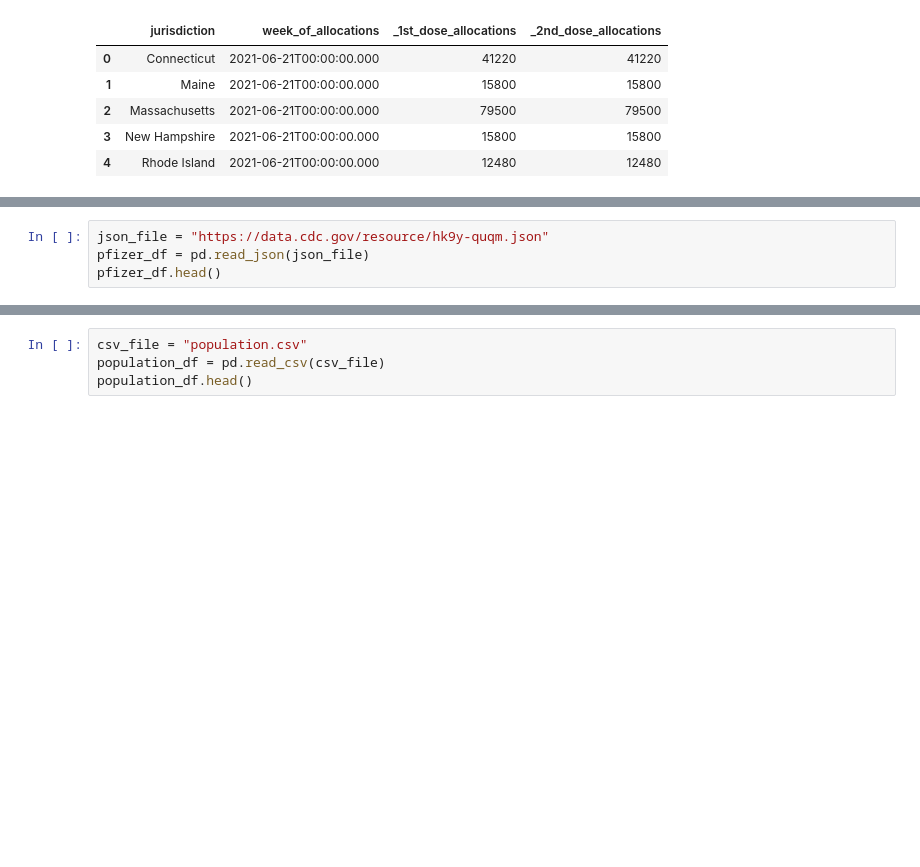
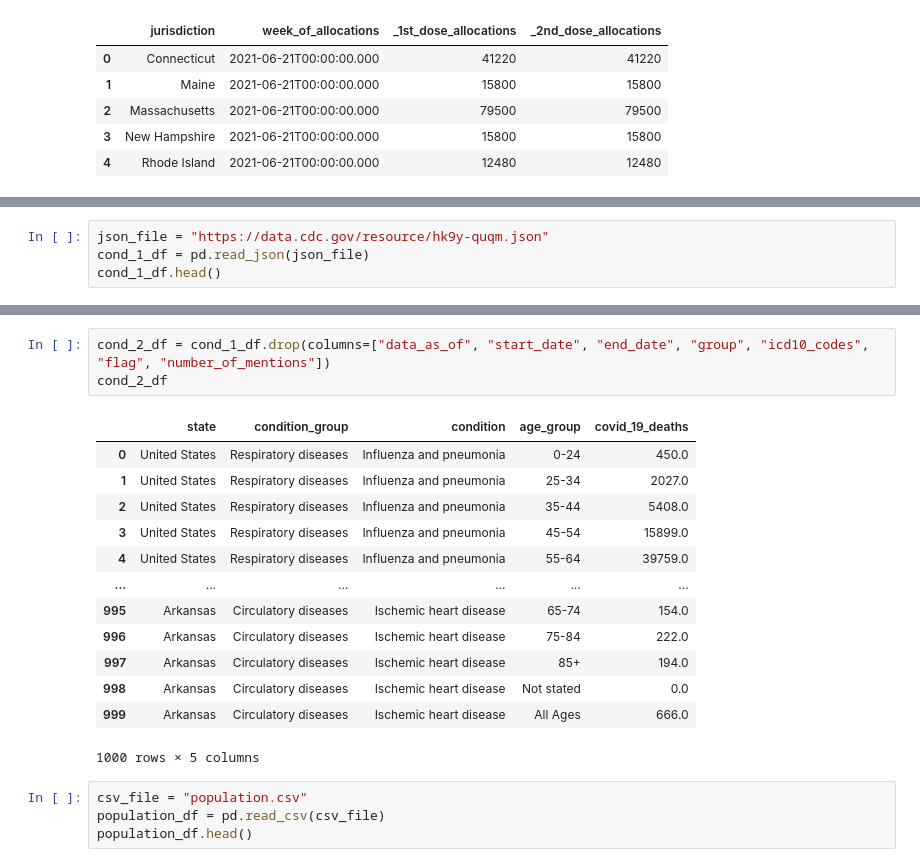
Before and after one commit to l1987deterding/ETL-Covid-Data, a Jupyter notebook: lydia_data.ipynb, the cells around one changed output, grey strips where cells are left out. Saved outputs shown, nothing was run; the diff lists cells and outputs as text; blank space fills up the shorter version.

```diff
--- a/lydia_data.ipynb
+++ b/lydia_data.ipynb
@@ -37,7 +141,7 @@ pfizer_df.head()
 # %%
 json_file = "https://data.cdc.gov/resource/hk9y-quqm.json"
-pfizer_df = pd.read_json(json_file)
-pfizer_df.head()
+cond_1_df = pd.read_json(json_file)
+cond_1_df.head()
 # %% [output]
 |  | data_as_of | start_date | end_date | group | state | condition_group | condition | icd10_codes | ... |
 | 0 | 2021-08-01T00:00:00.000 | 2020-01-01T00:00:00.000 | 2021-07-31T00:00:00.000 | By Total | United States | Respiratory diseases | Influenza and pneumonia | J09-J18 | ... |
@@ -45,6 +149,23 @@ pfizer_df.head()
 | 2 | 2021-08-01T00:00:00.000 | 2020-01-01T00:00:00.000 | 2021-07-31T00:00:00.000 | By Total | United States | Respiratory diseases | Influenza and pneumonia | J09-J18 | ... |
 | 3 | 2021-08-01T00:00:00.000 | 2020-01-01T00:00:00.000 | 2021-07-31T00:00:00.000 | By Total | United States | Respiratory diseases | Influenza and pneumonia | J09-J18 | ... |
 | 4 | 2021-08-01T00:00:00.000 | 2020-01-01T00:00:00.000 | 2021-07-31T00:00:00.000 | By Total | United States | Respiratory diseases | Influenza and pneumonia | J09-J18 | ... |
+# %%
+cond_2_df = cond_1_df.drop(columns=["data_as_of", "start_date", "end_date", "group", "icd10_codes", "flag", "number_of_mentions"])
+cond_2_df
+# %% [output]
+|  | state | condition_group | condition | age_group | covid_19_deaths |
+| 0 | United States | Respiratory diseases | Influenza and pneumonia | 0-24 | 450.0 |
+| 1 | United States | Respiratory diseases | Influenza and pneumonia | 25-34 | 2027.0 |
+| 2 | United States | Respiratory diseases | Influenza and pneumonia | 35-44 | 5408.0 |
+| 3 | United States | Respiratory diseases | Influenza and pneumonia | 45-54 | 15899.0 |
+| 4 | United States | Respiratory diseases | Influenza and pneumonia | 55-64 | 39759.0 |
+| ... | ... | ... | ... | ... | ... |
+| 995 | Arkansas | Circulatory diseases | Ischemic heart disease | 65-74 | 154.0 |
+| 996 | Arkansas | Circulatory diseases | Ischemic heart disease | 75-84 | 222.0 |
+| 997 | Arkansas | Circulatory diseases | Ischemic heart disease | 85+ | 194.0 |
+| 998 | Arkansas | Circulatory diseases | Ischemic heart disease | Not stated | 0.0 |
+| 999 | Arkansas | Circulatory diseases | Ischemic heart disease | All Ages | 666.0 |
+1000 rows × 5 columns
 # %%
 csv_file = "population.csv"
 population_df = pd.read_csv(csv_file)
```
Also changed, not shown: parts of 15 cells of this notebook.
